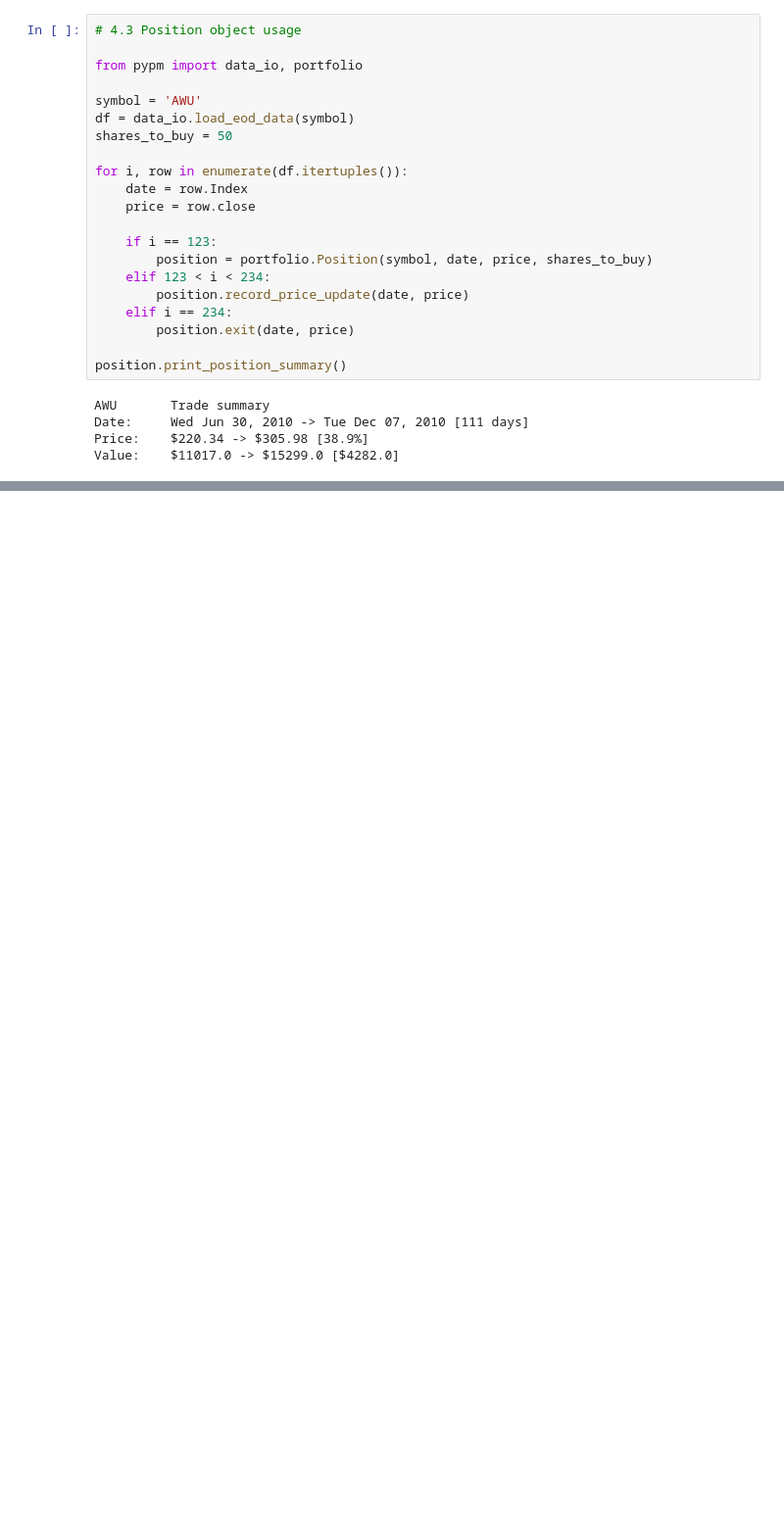
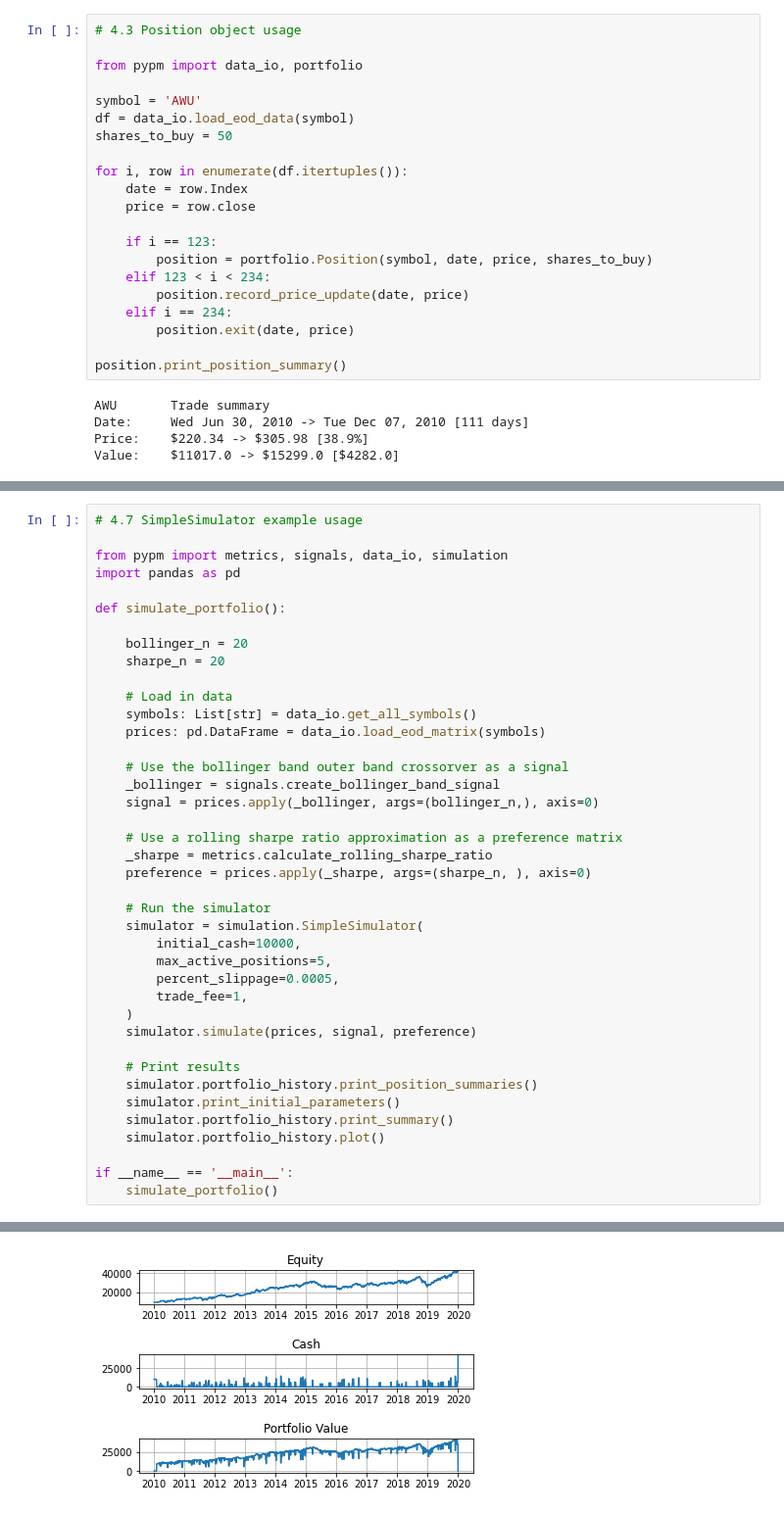
Before and after one commit to ewyluda/algo_trading, a Jupyter notebook: 4_simulation.ipynb, the cells around one changed output, grey strips where cells are left out. Shown: that part at 98% size. Cells and saved outputs as stored; diff of their text form; blank space fills up the shorter version.

```diff
--- a/4_simulation.ipynb
+++ b/4_simulation.ipynb
@@ -300,0 +808,41 @@ ax2.scatter(x[:112], position.price_series)
+# %%
+# 4.7 SimpleSimulator example usage
+
+from pypm import metrics, signals, data_io, simulation
+import pandas as pd
+
+def simulate_portfolio():
+
+    bollinger_n = 20
+    sharpe_n = 20
+
+    # Load in data
+    symbols: List[str] = data_io.get_all_symbols()
+    prices: pd.DataFrame = data_io.load_eod_matrix(symbols)
+
+    # Use the bollinger band outer band crossorver as a signal
+    _bollinger = signals.create_bollinger_band_signal
+    signal = prices.apply(_bollinger, args=(bollinger_n,), axis=0)
+
+    # Use a rolling sharpe ratio approximation as a preference matrix
+    _sharpe = metrics.calculate_rolling_sharpe_ratio
+    preference = prices.apply(_sharpe, args=(sharpe_n, ), axis=0)
+
+    # Run the simulator
+    simulator = simulation.SimpleSimulator(
+        initial_cash=10000,
+        max_active_positions=5,
+        percent_slippage=0.0005,
+        trade_fee=1,
+    )
+    simulator.simulate(prices, signal, preference)
+
+    # Print results
+    simulator.portfolio_history.print_position_summaries()
+    simulator.print_initial_parameters()
+    simulator.portfolio_history.print_summary()
+    simulator.portfolio_history.plot()
+
+if __name__ == '__main__':
+    simulate_portfolio()
+# %% [output]
@@ -300,0 +866 @@ ax2.scatter(x[:112], position.price_series)
+[figure, added]
```
Also changed, not shown: parts of 15 cells of this notebook, 2 other files.
